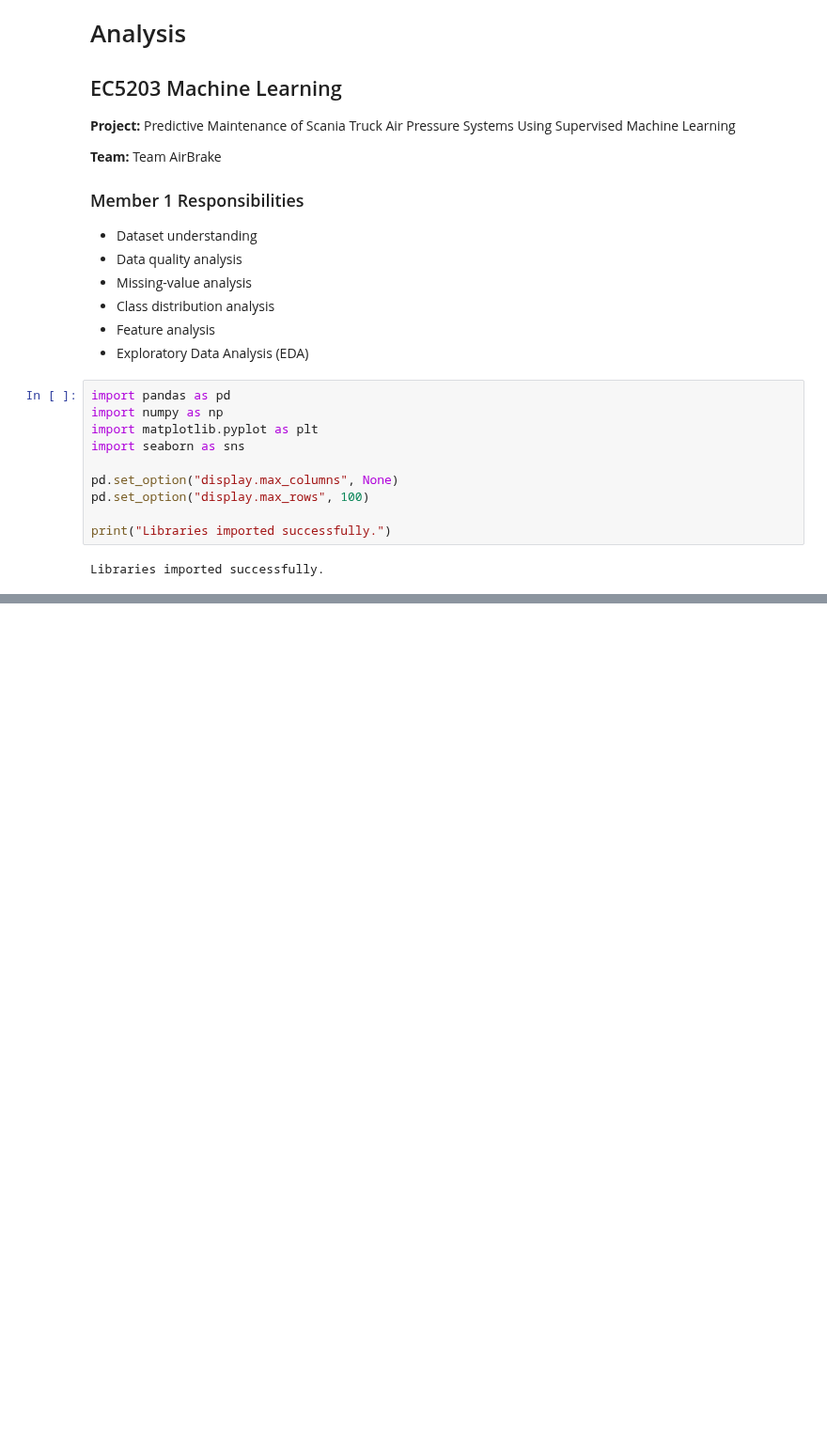
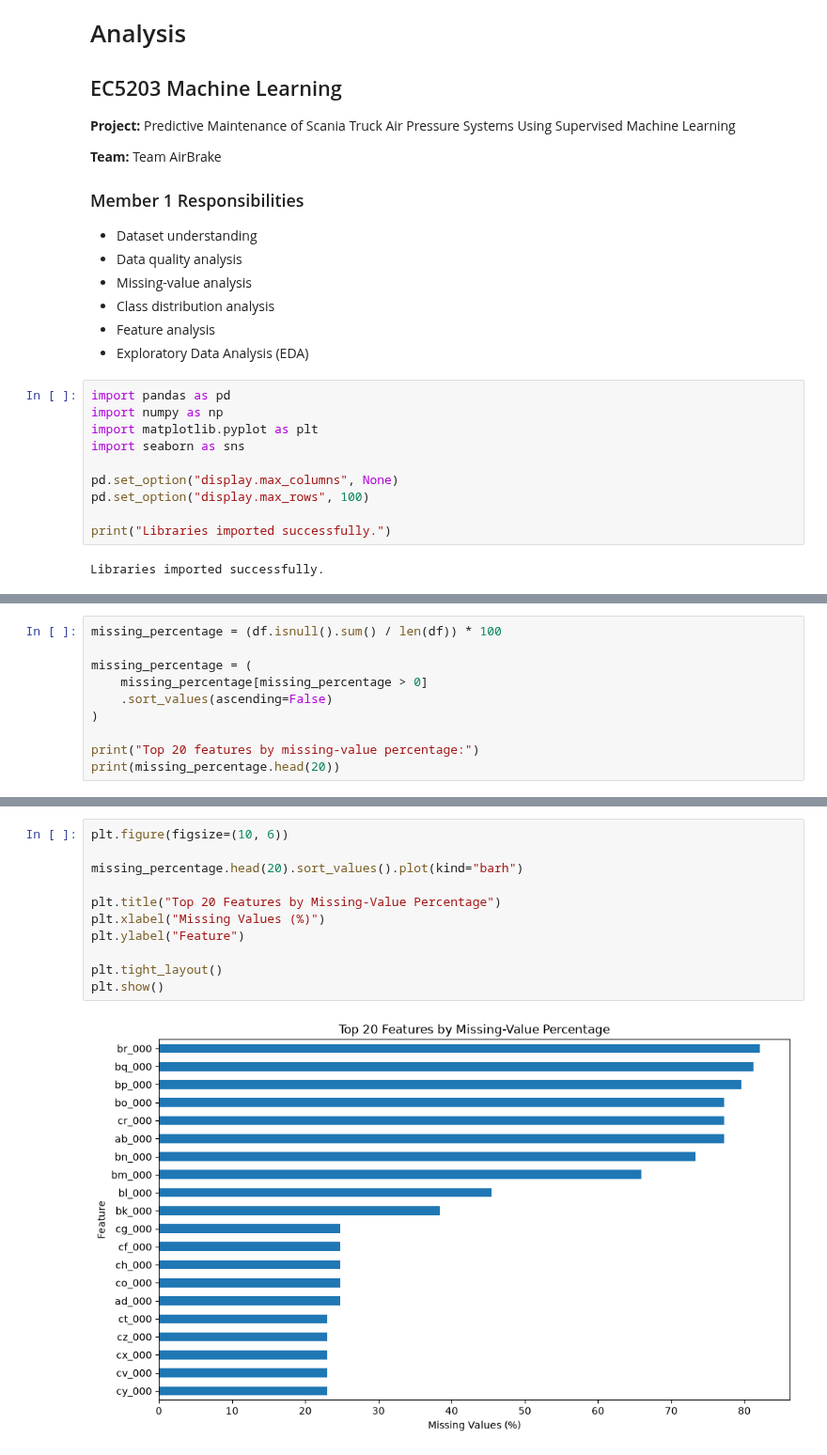
Before and after one commit to Sahan619/scania-predictive-maintenance, a Jupyter notebook: notebooks/01_data_analysis.ipynb, the cells around one changed output, grey strips where cells are left out. Shown at 94% size. Drawn from its saved outputs; the diff is of its cells as text; blank space fills up the shorter version.

```diff
--- a/notebooks/01_data_analysis.ipynb
+++ b/notebooks/01_data_analysis.ipynb
@@ -39,0 +125,10 @@ ParserError: Error tokenizing data. C error: Expected 1 fields in line 8, saw 3
+# %%
+missing_percentage = (df.isnull().sum() / len(df)) * 100
+
+missing_percentage = (
+    missing_percentage[missing_percentage > 0]
+    .sort_values(ascending=False)
+)
+
+print("Top 20 features by missing-value percentage:")
+print(missing_percentage.head(20))
@@ -39,0 +153,13 @@ ParserError: Error tokenizing data. C error: Expected 1 fields in line 8, saw 3
+# %%
+plt.figure(figsize=(10, 6))
+
+missing_percentage.head(20).sort_values().plot(kind="barh")
+
+plt.title("Top 20 Features by Missing-Value Percentage")
+plt.xlabel("Missing Values (%)")
+plt.ylabel("Feature")
+
+plt.tight_layout()
+plt.show()
+# %% [output]
+[figure, added]
```
Also changed, not shown: parts of 12 cells of this notebook, 1 other file.
